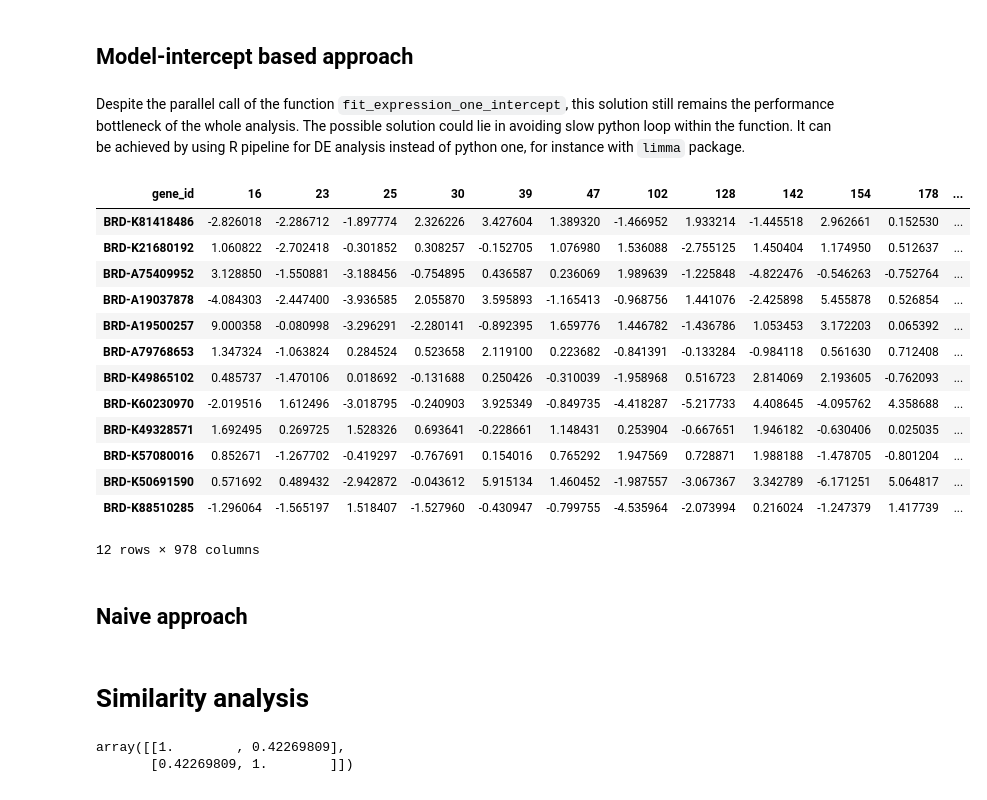
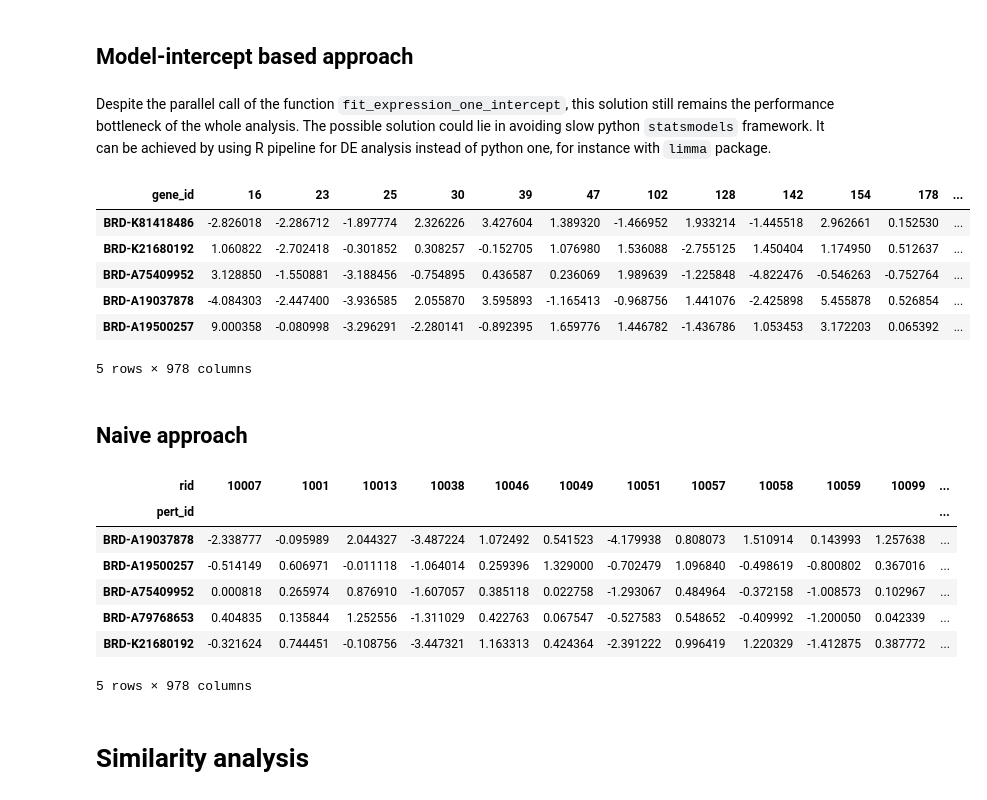
Before and after one commit to shappiron/test_kriukov, a Jupyter notebook: solution.ipynb, the cells around one changed output. Saved outputs shown, nothing was run; the diff lists cells and outputs as text; code cells hidden in the pictures.

Commit message:
semi-solution

```diff
--- a/solution.ipynb
+++ b/solution.ipynb
@@ -134,5 +93,5 @@ for (c, g), (i, p) in zip(pairs, pool_g_result):
 # %% [markdown]
 Despite the parallel call of the function `fit_expression_one_intercept`, this solution still remains the performance
-bottleneck of the whole analysis. The possible solution could lie in avoiding slow python loop within the function.
+bottleneck of the whole analysis. The possible solution could lie in avoiding slow python `statsmodels` framework.
 It can be achieved by using R pipeline for DE analysis instead of python one, for instance with `limma` package.
 # %%
@@ -148,28 +102,31 @@ itable_final = itable[passed_compounds].astype(float)
 # %%
 #just look at the resulting table
-itable_final
+itable_final.head(5)
 
 #this is a harmonized dataset prepared for the following analysis
 # %% [output]
 | gene_id | 16 | 23 | 25 | 30 | 39 | 47 | 102 | 128 | 142 | 154 | 178 | ... |
 | BRD-K81418486 | -2.826018 | -2.286712 | -1.897774 | 2.326226 | 3.427604 | 1.389320 | -1.466952 | 1.933214 | -1.445518 | 2.962661 | 0.152530 | ... |
 | BRD-K21680192 | 1.060822 | -2.702418 | -0.301852 | 0.308257 | -0.152705 | 1.076980 | 1.536088 | -2.755125 | 1.450404 | 1.174950 | 0.512637 | ... |
 | BRD-A75409952 | 3.128850 | -1.550881 | -3.188456 | -0.754895 | 0.436587 | 0.236069 | 1.989639 | -1.225848 | -4.822476 | -0.546263 | -0.752764 | ... |
 | BRD-A19037878 | -4.084303 | -2.447400 | -3.936585 | 2.055870 | 3.595893 | -1.165413 | -0.968756 | 1.441076 | -2.425898 | 5.455878 | 0.526854 | ... |
 | BRD-A19500257 | 9.000358 | -0.080998 | -3.296291 | -2.280141 | -0.892395 | 1.659776 | 1.446782 | -1.436786 | 1.053453 | 3.172203 | 0.065392 | ... |
-| BRD-A79768653 | 1.347324 | -1.063824 | 0.284524 | 0.523658 | 2.119100 | 0.223682 | -0.841391 | -0.133284 | -0.984118 | 0.561630 | 0.712408 | ... |
-| BRD-K49865102 | 0.485737 | -1.470106 | 0.018692 | -0.131688 | 0.250426 | -0.310039 | -1.958968 | 0.516723 | 2.814069 | 2.193605 | -0.762093 | ... |
-| BRD-K60230970 | -2.019516 | 1.612496 | -3.018795 | -0.240903 | 3.925349 | -0.849735 | -4.418287 | -5.217733 | 4.408645 | -4.095762 | 4.358688 | ... |
-| BRD-K49328571 | 1.692495 | 0.269725 | 1.528326 | 0.693641 | -0.228661 | 1.148431 | 0.253904 | -0.667651 | 1.946182 | -0.630406 | 0.025035 | ... |
-| BRD-K57080016 | 0.852671 | -1.267702 | -0.419297 | -0.767691 | 0.154016 | 0.765292 | 1.947569 | 0.728871 | 1.988188 | -1.478705 | -0.801204 | ... |
-| BRD-K50691590 | 0.571692 | 0.489432 | -2.942872 | -0.043612 | 5.915134 | 1.460452 | -1.987557 | -3.067367 | 3.342789 | -6.171251 | 5.064817 | ... |
-| BRD-K88510285 | -1.296064 | -1.565197 | 1.518407 | -1.527960 | -0.430947 | -0.799755 | -4.535964 | -2.073994 | 0.216024 | -1.247379 | 1.417739 | ... |
-12 rows × 978 columns
+5 rows × 978 columns
 # %% [markdown]
 ## Naive approach
 # %%
 #naive harmonization approach: just average all signatures with the same pert_id
 itable_naive = df.T.loc[sg.index].groupby(sg.pert_id).mean()
+itable_naive.head()
+# %% [output]
+| rid | 10007 | 1001 | 10013 | 10038 | 10046 | 10049 | 10051 | 10057 | 10058 | 10059 | 10099 | ... |
+| pert_id |  |  |  |  |  |  |  |  |  |  |  | ... |
+| BRD-A19037878 | -2.338777 | -0.095989 | 2.044327 | -3.487224 | 1.072492 | 0.541523 | -4.179938 | 0.808073 | 1.510914 | 0.143993 | 1.257638 | ... |
+| BRD-A19500257 | -0.514149 | 0.606971 | -0.011118 | -1.064014 | 0.259396 | 1.329000 | -0.702479 | 1.096840 | -0.498619 | -0.800802 | 0.367016 | ... |
+| BRD-A75409952 | 0.000818 | 0.265974 | 0.876910 | -1.607057 | 0.385118 | 0.022758 | -1.293067 | 0.484964 | -0.372158 | -1.008573 | 0.102967 | ... |
+| BRD-A79768653 | 0.404835 | 0.135844 | 1.252556 | -1.311029 | 0.422763 | 0.067547 | -0.527583 | 0.548652 | -0.409992 | -1.200050 | 0.042339 | ... |
+| BRD-K21680192 | -0.321624 | 0.744451 | -0.108756 | -3.447321 | 1.163313 | 0.424364 | -2.391222 | 0.996419 | 1.220329 | -1.412875 | 0.387772 | ... |
+5 rows × 978 columns
 # %% [markdown]
 # Similarity analysis
 # %%
@@ -190,8 +147,5 @@ cor = itable_final.T.corr(method='pearson')
 # %%
 m = cor.shape[0]
 ridx,cidx = np.triu_indices(m, 1)
-
-np.corrcoef(cor.to_numpy()[ridx, cidx], sim.to_numpy()[ridx, cidx])
+ucor = cor.to_numpy()[ridx, cidx]
+usim = sim.to_numpy()[ridx, cidx]
-# %% [output]
-array([[1.        , 0.42269809],
-       [0.42269809, 1.        ]])
```
Also changed, not shown: parts of 22 cells of this notebook.
